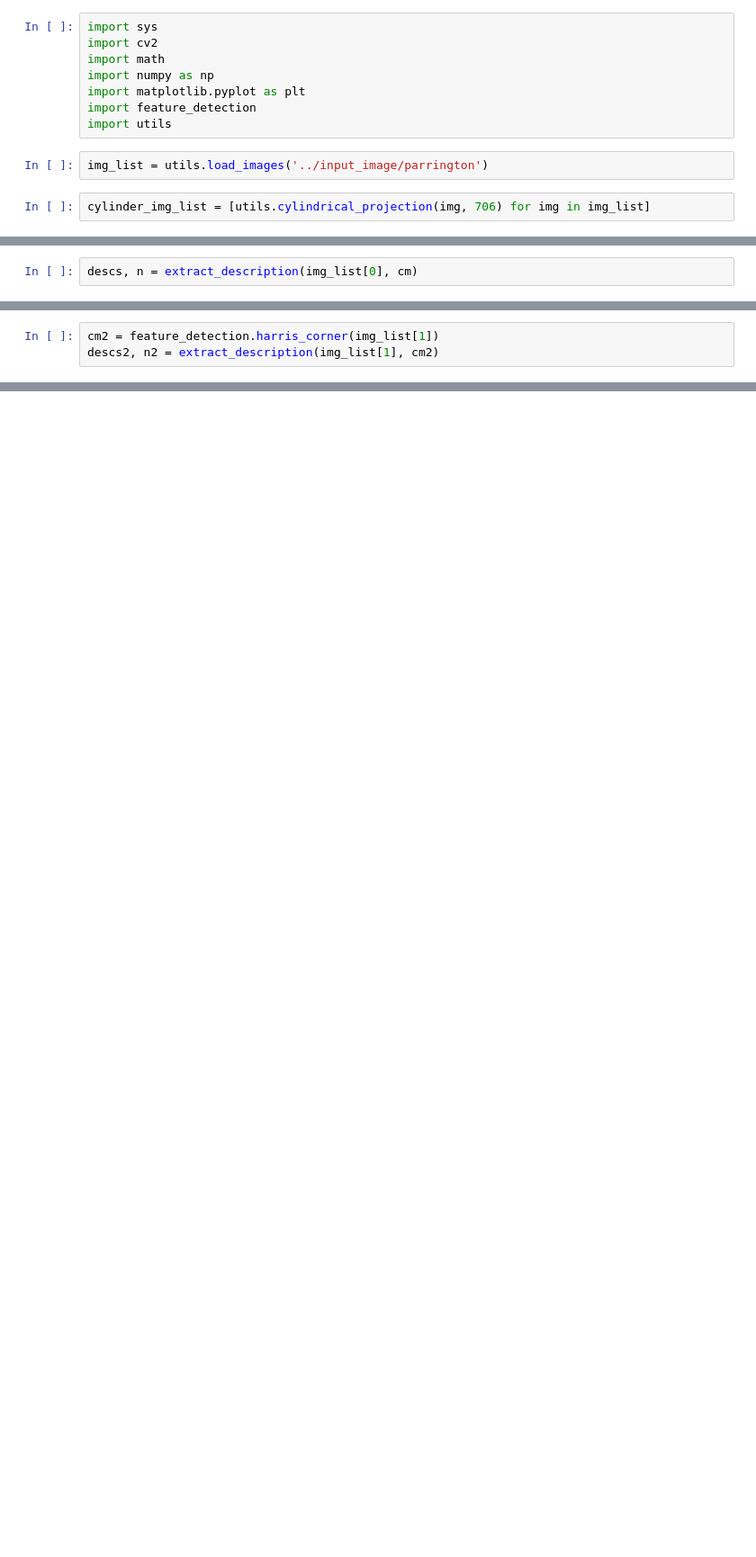
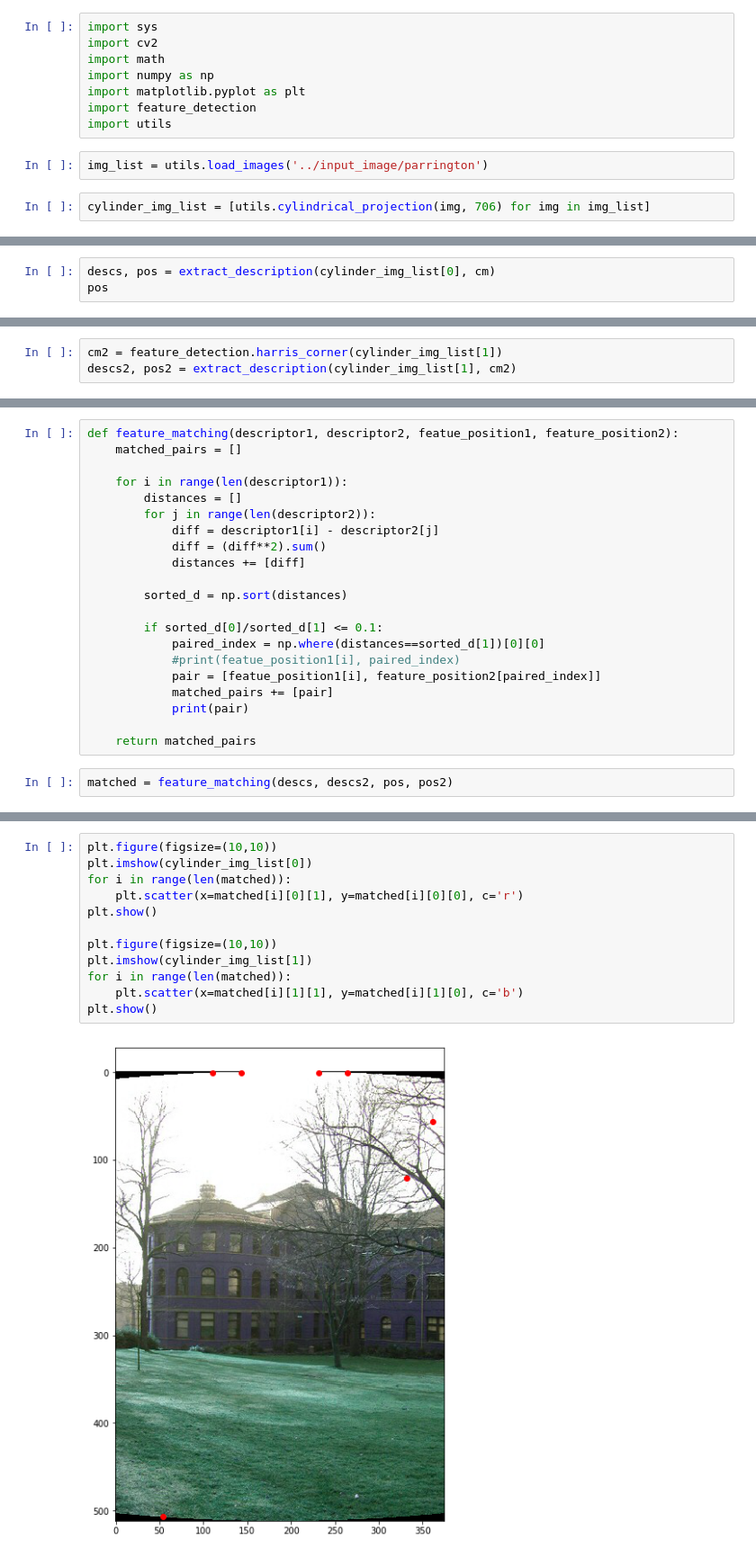
Before and after one commit to SSARCandy/panoramas-image-stitching, a Jupyter notebook: src/notebook2.ipynb, the cells around one changed output, grey strips where cells are left out. Shown at 90% size. Saved outputs shown, nothing was run; the diff lists cells and outputs as text; blank space fills up the shorter version.

Commit message:
naive match

```diff
--- a/src/notebook2.ipynb
+++ b/src/notebook2.ipynb
@@ -45,3 +47,4 @@ def extract_description(img, corner_response, threshold=0.01):
 # %%
-descs, n = extract_description(img_list[0], cm)
+descs, pos = extract_description(cylinder_img_list[0], cm)
+pos
 # %% [output]
@@ -49,3 +68,3 @@ descs, n = extract_description(img_list[0], cm)
 # %%
-cm2 = feature_detection.harris_corner(img_list[1])
-descs2, n2 = extract_description(img_list[1], cm2)
+cm2 = feature_detection.harris_corner(cylinder_img_list[1])
+descs2, pos2 = extract_description(cylinder_img_list[1], cm2)
@@ -53,0 +71,23 @@ descs2, n2 = extract_description(img_list[1], cm2)
+# %%
+def feature_matching(descriptor1, descriptor2, featue_position1, feature_position2):
+    matched_pairs = []
+
+    for i in range(len(descriptor1)):
+        distances = []
+        for j in range(len(descriptor2)):
+            diff = descriptor1[i] - descriptor2[j]
+            diff = (diff**2).sum()
+            distances += [diff]
+
+        sorted_d = np.sort(distances)
+
+        if sorted_d[0]/sorted_d[1] <= 0.1:
+            paired_index = np.where(distances==sorted_d[1])[0][0]
+            #print(featue_position1[i], paired_index)
+            pair = [featue_position1[i], feature_position2[paired_index]]
+            matched_pairs += [pair]
+            print(pair)
+
+    return matched_pairs
+# %%
+matched = feature_matching(descs, descs2, pos, pos2)
@@ -53,0 +102,14 @@ descs2, n2 = extract_description(img_list[1], cm2)
+# %%
+plt.figure(figsize=(10,10))
+plt.imshow(cylinder_img_list[0])
+for i in range(len(matched)):
+    plt.scatter(x=matched[i][0][1], y=matched[i][0][0], c='r')
+plt.show()
+
+plt.figure(figsize=(10,10))
+plt.imshow(cylinder_img_list[1])
+for i in range(len(matched)):
+    plt.scatter(x=matched[i][1][1], y=matched[i][1][0], c='b')
+plt.show()
+# %% [output]
+[figure, added]
```
Also changed, not shown: parts of 7 cells of this notebook.
